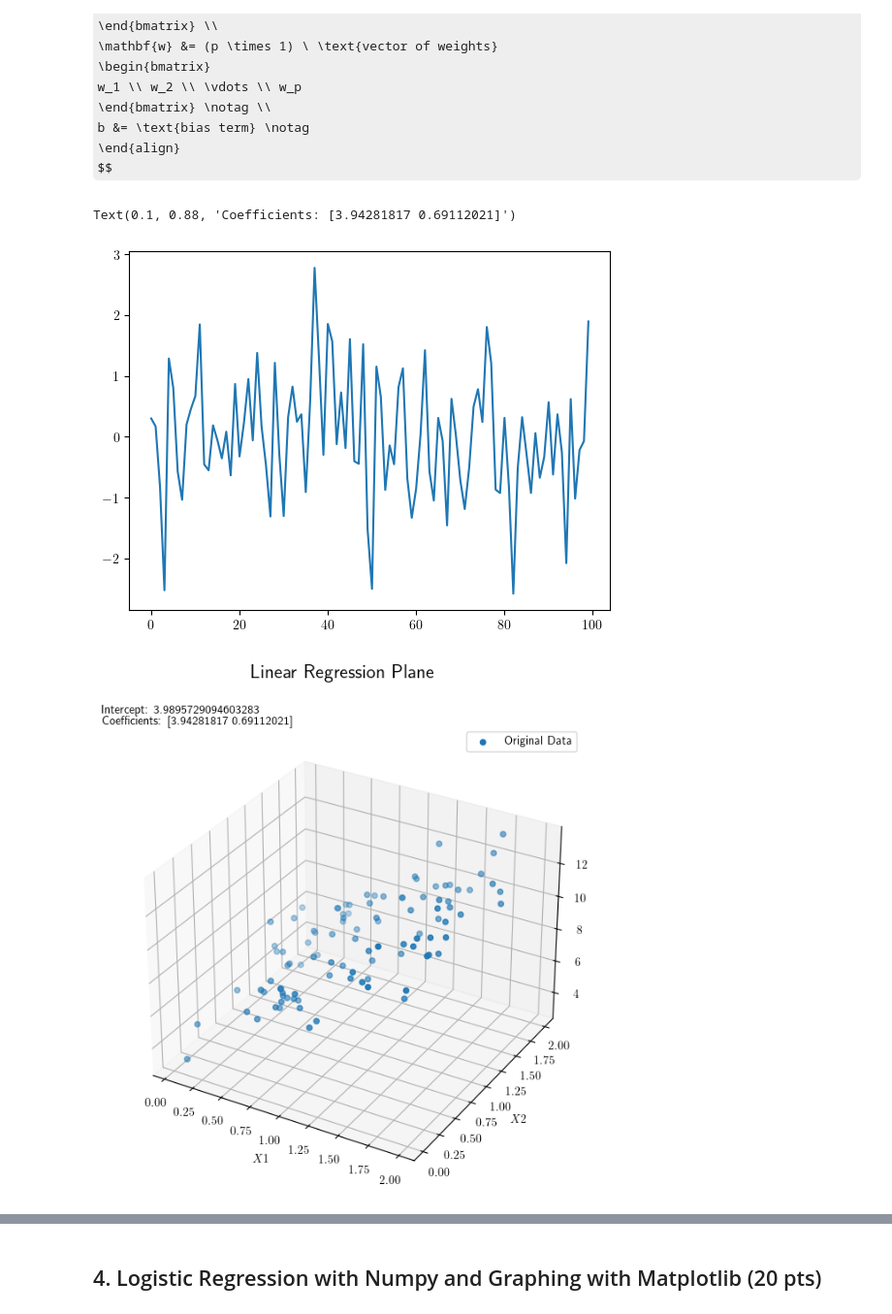
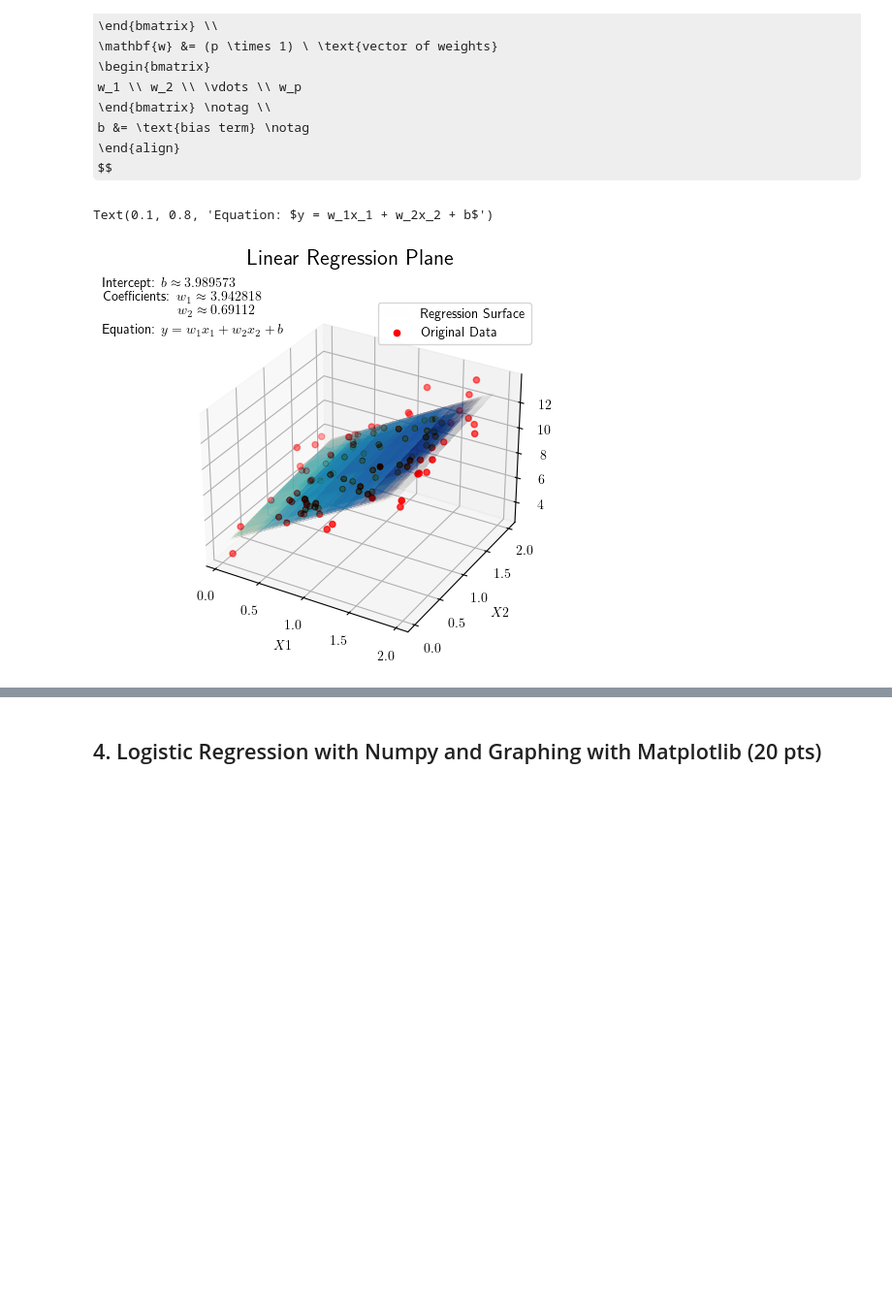
Before and after one commit to eshakrani/AMS595, a Jupyter notebook: Python/Py_Project_2 (1).ipynb, the cells around one changed output, grey strips where cells are left out. Shown at 97% size. Drawn from its saved outputs; the diff is of its cells as text; code cells hidden in the pictures; some formulas as TeX source; blank space fills up the shorter version.

```diff
--- a/Python/Py_Project_2 (1).ipynb
+++ b/Python/Py_Project_2 (1).ipynb
@@ -241,50 +241,57 @@ $$
 # %%
 import numpy as np
 import matplotlib.pyplot as plt
+from matplotlib import cm
 plt.rc('text', usetex=True)
+
 # Generate synthetic data
 np.random.seed(96)   # change the seed to be the last two digits of your SB ID.
 X = 2 * np.random.rand(100, 2)  # Generate 100 random 2D data points
 y = 4 + 4 * X[:, 0] + 0.5 * X[:, 1] + np.random.randn(100)  # Generate y values with noise
 
 # Add a column of ones to X for the bias terms (intercept) in the normal equation
 # np.c_ : translates slice objects to concatenation along the second axis
 X_b = np.c_[X, np.ones(shape=(100, 1))]
 
 # Find theta using the normal equation
 theta_best = np.matmul(np.matmul(np.linalg.inv(np.matmul(X_b.T, X_b)), X_b.T), y)
 
 # Print the intercept and coefficients of the regression plane
 # theta_best = [w1_best, w2_best, b_best]
 [w1, w2, b] = theta_best
 
 # define the surface function: y = x1*w1 + x2*w2 + b
 def best_fit_function(x1: float, x2: float) -> float:
     return (x1 * w1) + (x2 * w2) + b
 
 # generate predicted y data to plot
-y_pred = best_fit_function(X[:, 0], X[:, 1])
-plt.plot([y_pred[i] - y[i] for i in range(len(y))])
+X1, X2 = np.meshgrid(X[:, 0], X[:, 1])
+y_pred = best_fit_function(X1, X2)
 
 # Plot the generated data and the regression plane
-
-fig = plt.figure(figsize=(7,7))
-fig.suptitle('Linear Regression Plane', fontsize=16)
-
-ax = fig.add_subplot(projection = '3d')
+fig, ax = plt.subplots(subplot_kw={'projection': '3d'})
 
 # x-axis: X1
 # y-axis: X2
 # z-axis: y
-ax.scatter3D(X[:, 0], X[:, 1], y, label='Original Data')
 ax.set_xlabel(r'$X1$')
 ax.set_ylabel(r'$X2$')
 
+surf = ax.plot_surface(X1, X2, y_pred,
+                       linewidth=0,
+                       cmap=cm.get_cmap('YlGnBu'),
+                       alpha=0.005,
+                       label='Regression Surface')
+
+ax.scatter3D(X[:, 0], X[:, 1], y, label='Original Data', color='Red')
+
 ax.legend()
 
-fig.text(0.1, 0.9, f'Intercept: {b}')
-fig.text(0.1, 0.88, f'Coefficients: {theta_best[:2]}')
+fig.suptitle('Linear Regression Plane', fontsize=16)
+fig.text(0.1, 0.9, fr'Intercept: $b \approx {round(b, 6)}$')
+fig.text(0.1, 0.87, fr'Coefficients: $w_{1} \approx {round(theta_best[0], 6)}$')
+fig.text(0.22, 0.84, fr'$w_{2} \approx {round(theta_best[1], 6)}$')
+fig.text(0.1, 0.80, fr'Equation: $y = w_{1}x_{1} + w_{2}x_{2} + b$')
 # %% [output]
-Text(0.1, 0.88, 'Coefficients: [3.94281817 0.69112021]')
+Text(0.1, 0.8, 'Equation: $y = w_1x_1 + w_2x_2 + b$')
-[figure, old version]
+[figure, new version]
-[figure, removed]
```
Also changed, not shown: parts of 11 cells of this notebook.
